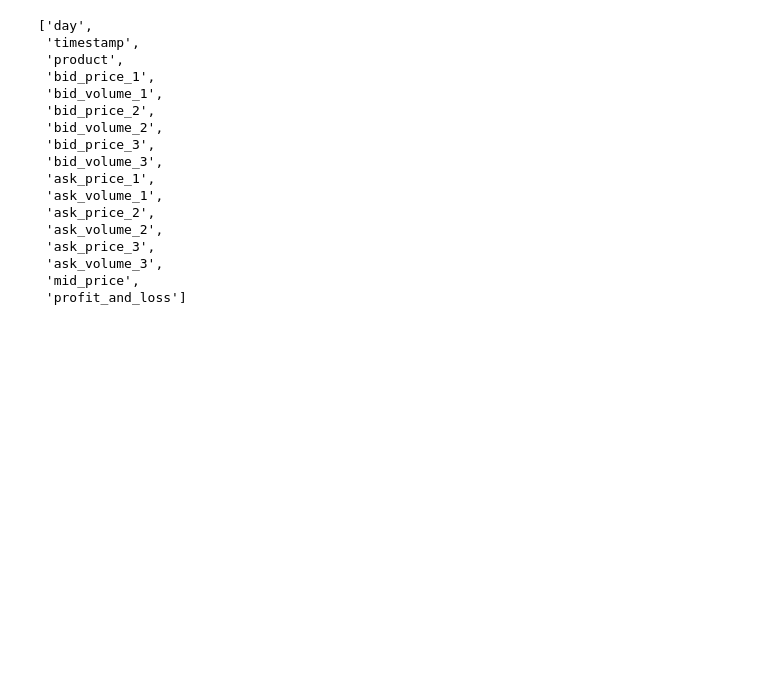
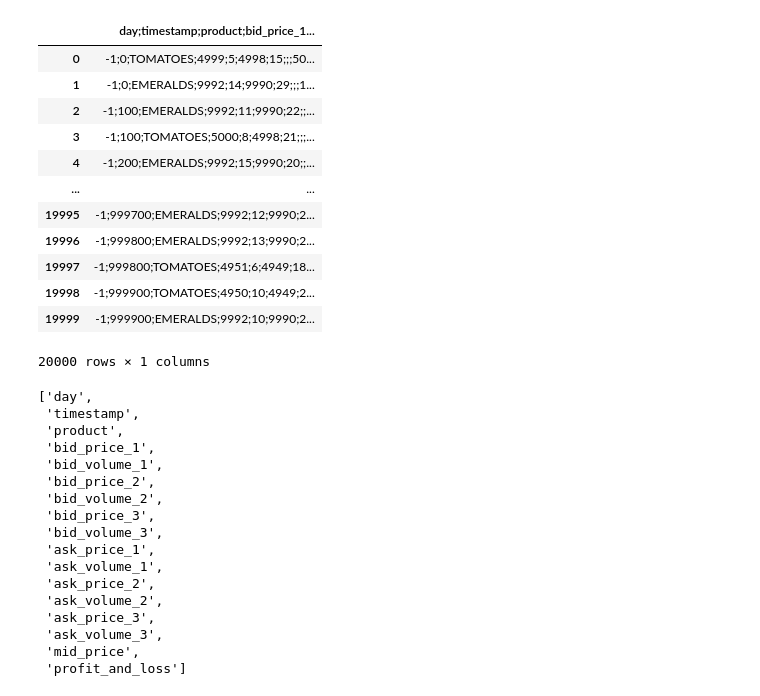
Before and after one commit to yyashhp/prosperity_rust_backtester, a Jupyter notebook: analysis/tutorial_analysis_1.ipynb, the cells around one changed output. Saved outputs shown, nothing was run; the diff lists cells and outputs as text; code cells hidden in the pictures; blank space fills up the shorter version.

```diff
--- a/analysis/tutorial_analysis_1.ipynb
+++ b/analysis/tutorial_analysis_1.ipynb
@@ -5,6 +5,22 @@ import matplotlib.pyplot as plt
 # %%
 prices_1_raw = pd.read_csv("../datasets/tutorial/prices_round_0_day_-1.csv")
 prices_2_raw = pd.read_csv("../datasets/tutorial/prices_round_0_day_-2.csv")
+# %%
+prices_1_raw
+# %% [output]
+|  | day;timestamp;product;bid_price_1... |
+| 0 | -1;0;TOMATOES;4999;5;4998;15;;;50... |
+| 1 | -1;0;EMERALDS;9992;14;9990;29;;;1... |
+| 2 | -1;100;EMERALDS;9992;11;9990;22;;... |
+| 3 | -1;100;TOMATOES;5000;8;4998;21;;;... |
+| 4 | -1;200;EMERALDS;9992;15;9990;20;;... |
+| ... | ... |
+| 19995 | -1;999700;EMERALDS;9992;12;9990;2... |
+| 19996 | -1;999800;EMERALDS;9992;13;9990;2... |
+| 19997 | -1;999800;TOMATOES;4951;6;4949;18... |
+| 19998 | -1;999900;TOMATOES;4950;10;4949;2... |
+| 19999 | -1;999900;EMERALDS;9992;10;9990;2... |
+20000 rows × 1 columns
 # %%
 prices_1_raw.columns[0].split(';')
 # %% [output]
```
Also changed, not shown: parts of 3 cells of this notebook.
